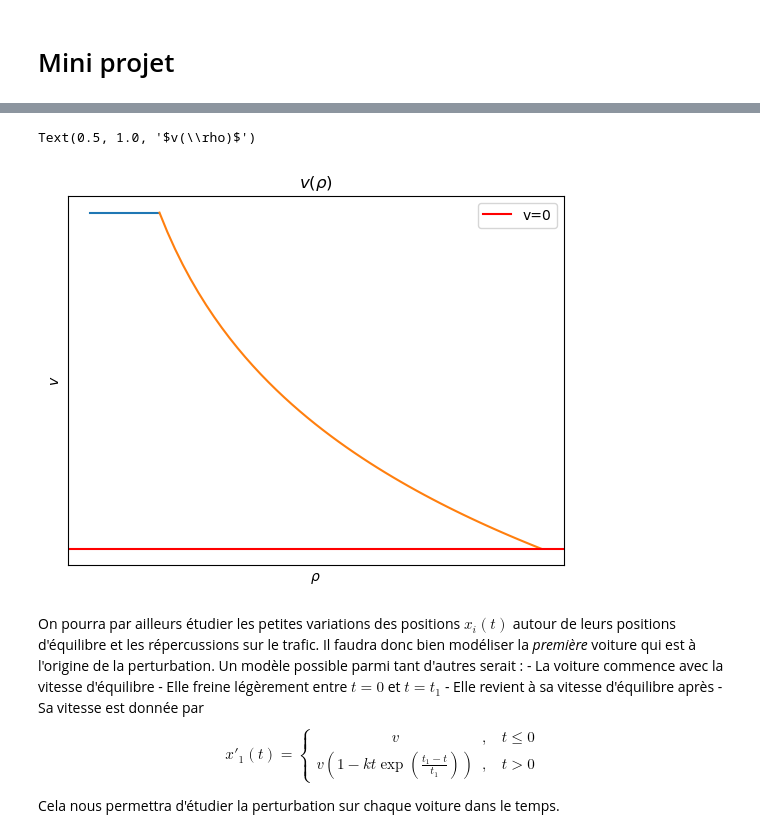
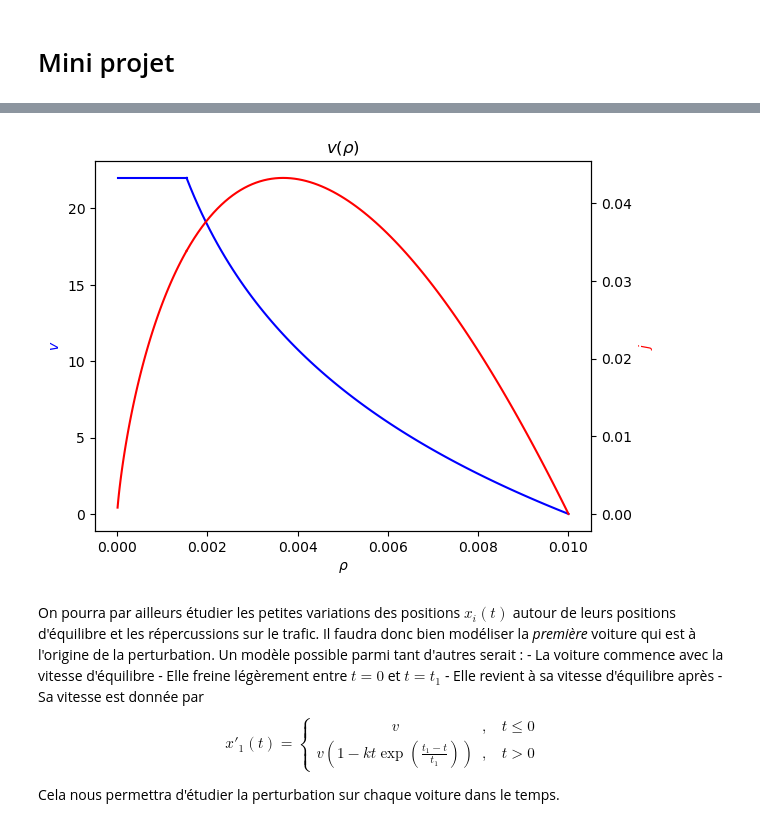
Before and after one commit to ThibautLavenant/phyMod_miniproject, a Jupyter notebook: MiniProject.ipynb, the cells around one changed output, grey strips where cells are left out. Saved outputs shown, nothing was run; the diff lists cells and outputs as text; code cells hidden in the pictures.

Commit message:
Rectification du graphe

```diff
--- a/MiniProject.ipynb
+++ b/MiniProject.ipynb
@@ -74,29 +85,36 @@ https://ichi.pro/fr/simulation-du-flux-de-trafic-en-python-261815490433551
 # %%
 import numpy as np
 import matplotlib.pyplot as plt
 
 rho_max = 1/100 #route de L=200m
 v_max = 22 #m/s
 rho_crit = 1/650
 
 def v(rho):
     return np.log(rho_max/rho)*v_max*1/(np.log(rho_max/rho_crit))
 
-x = np.linspace(rho_crit,rho_max)
-x0 = np.linspace(0, rho_crit)
-v_max_y = np.ones(len(x0))*v_max
-plt.plot(x0,v_max_y)
-plt.plot(x,v(x))
-plt.xticks([])
-plt.yticks([])
+def j(rho):
+    return rho*v(rho)
+
+x0 = np.linspace(1e-5, rho_crit,100)
+x = np.linspace(rho_crit,rho_max,100)
+
+fig, ax1 = plt.subplots()
+ax1.plot(x0,[v_max]*len(x0), 'b-')
+ax1.set_xlabel(r"$\rho$")
+ax1.set_ylabel(r"$v$", color = 'b')
+ax1.plot(x,v(x), 'b-')
+
+ax2 = ax1.twinx()
+ax2.plot(x0,j(x0), color = 'r')
+ax2.plot(x,j(x), color ='r')
+ax2.set_ylabel(r"$j$", color = 'r')
+
 plt.xlabel(r"$\rho$")
-plt.ylabel(r"$v$")
-plt.axhline(y=0, color='r', linestyle='-', label='v=0')
-plt.legend()
 plt.title(r"$v(\rho)$")
+plt.show()
 # %% [output]
-Text(0.5, 1.0, '$v(\\rho)$')
-[figure, old version]
+[figure, new version]
 # %% [markdown]
 On pourra par ailleurs étudier les petites variations des positions $x_{i}(t)$ autour de leurs positions d'équilibre et les répercussions sur le trafic. Il faudra donc bien modéliser la *première* voiture qui est à l'origine de la perturbation. Un modèle possible parmi tant d'autres serait :
     - La voiture commence avec la vitesse d'équilibre
```
Also changed, not shown: parts of 1 cell of this notebook.
